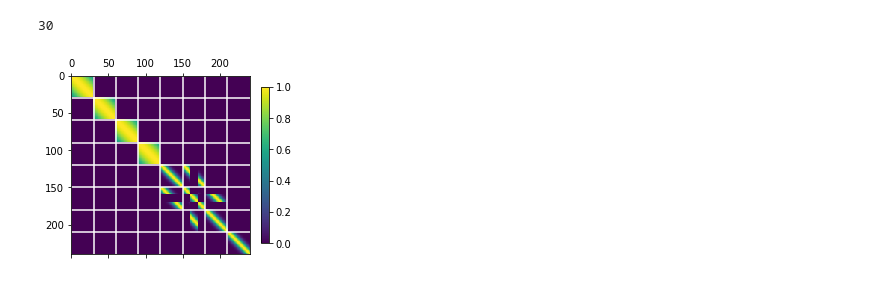
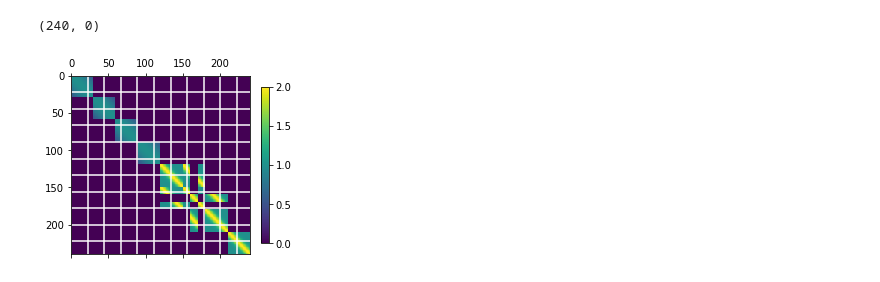
Before and after one commit to lionfish0/experimentation, a Jupyter notebook: VI From math to code-Done-different kernels.ipynb, the cells around one changed output. Cells and saved outputs as stored; diff of their text form; code cells hidden in the pictures.

```diff
--- a/VI From math to code-Done-different kernels.ipynb
+++ b/VI From math to code-Done-different kernels.ipynb
@@ -76,10 +86,10 @@ Z = tf.Variable(Z,dtype=tf.float32)
 y = tf.Variable(y,dtype=tf.float32)
 # %%
 def k(x1,x2):
-    return np.exp(-(x1[1]-x2[1])**2/(2*5**2))
+    return np.exp(-(x1[1]-x2[1])**2/(2*5.0**2))
 
 def klat(x1,x2):
-    return np.exp(-(x1[1]-x2[1])**2/(2*1.0**2))
+    return np.exp(-(x1[1]-x2[1])**2/(2*1.0**2))+1
 # %%
 def K(X1,X2):
     try:
@@ -96,17 +106,14 @@ def K(X1,X2):
             if x1[2]==x2[2]!=0: #if scaling function
                 r[i1,i2] = k(x1,x2)
     return tf.Variable(r,dtype=tf.float32)
-# %%
-np.sum(X[:,-1].numpy()==1)
-# %% [output]
-30
 # %%
 plt.matshow(K(X,X).numpy())
 plt.colorbar(shrink=0.7)
-plt.vlines(np.arange(0,X.shape[0],30),0,X.shape[0],'w')
-plt.hlines(np.arange(0,X.shape[0],30),0,X.shape[0],'w')
+plt.vlines(np.arange(0,X.shape[0],44.5/2),0,X.shape[0],'w')
+plt.hlines(np.arange(0,X.shape[0],44.5/2),0,X.shape[0],'w')
 plt.xlim([0,X.shape[0]])
 plt.ylim([X.shape[0],0])
-plt.savefig('democov.pdf')
+#plt.savefig('democov.pdf')
 # %% [output]
+(240, 0)
-[figure, old version]
+[figure, new version]
```
Also changed, not shown: parts of 16 cells of this notebook.
